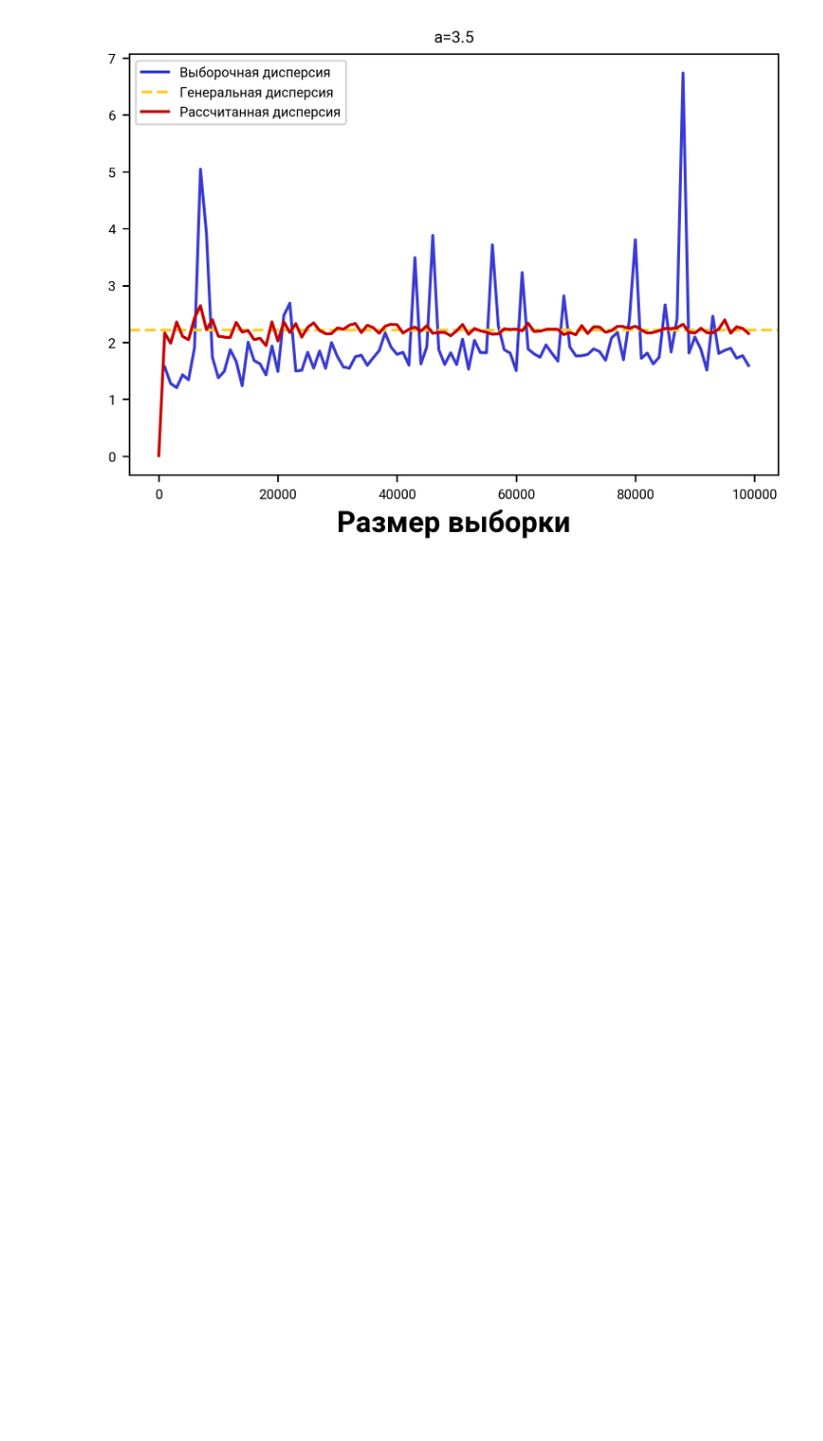
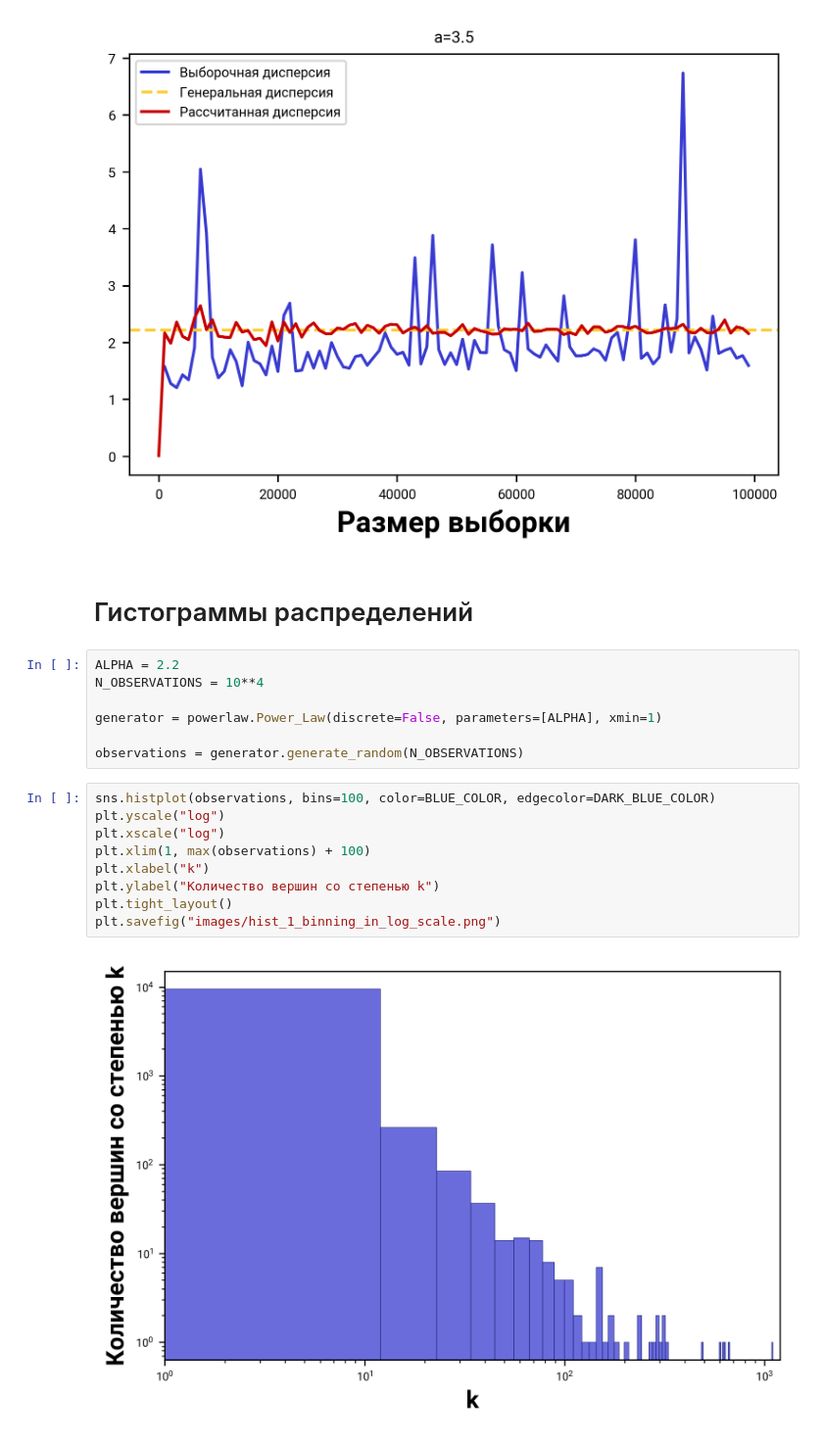
Before and after one commit to VladimirShitov/network_theory_course, a Jupyter notebook: Figures.ipynb, the cells around one changed output. Shown at 98% size. Saved outputs shown, nothing was run; the diff lists cells and outputs as text; blank space fills up the shorter version.

```diff
--- a/Figures.ipynb
+++ b/Figures.ipynb
@@ -315,3 +313,23 @@ plt.title(f"a={ALPHA_3}")
 plt.legend();
 # %% [output]
 [figure]
+# %% [markdown]
+# Гистограммы распределений
+# %%
+ALPHA = 2.2
+N_OBSERVATIONS = 10**4
+
+generator = powerlaw.Power_Law(discrete=False, parameters=[ALPHA], xmin=1)
+
+observations = generator.generate_random(N_OBSERVATIONS)
+# %%
+sns.histplot(observations, bins=100, color=BLUE_COLOR, edgecolor=DARK_BLUE_COLOR)
+plt.yscale("log")
+plt.xscale("log")
+plt.xlim(1, max(observations) + 100)
+plt.xlabel("k")
+plt.ylabel("Количество вершин со степенью k")
+plt.tight_layout()
+plt.savefig("images/hist_1_binning_in_log_scale.png")
+# %% [output]
+[figure, added]
```
Also changed, not shown: parts of 7 cells of this notebook.
